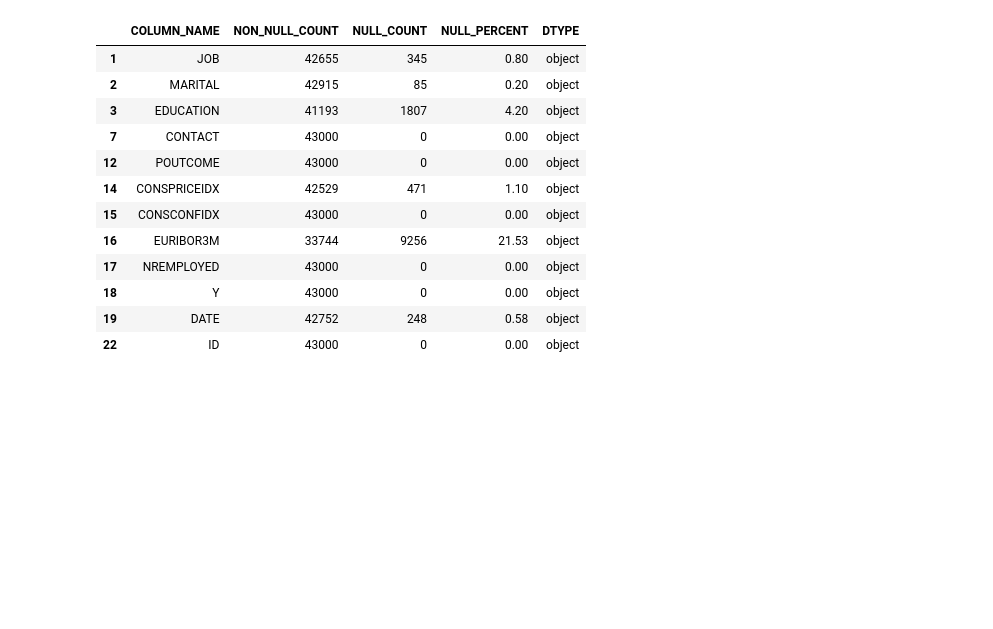
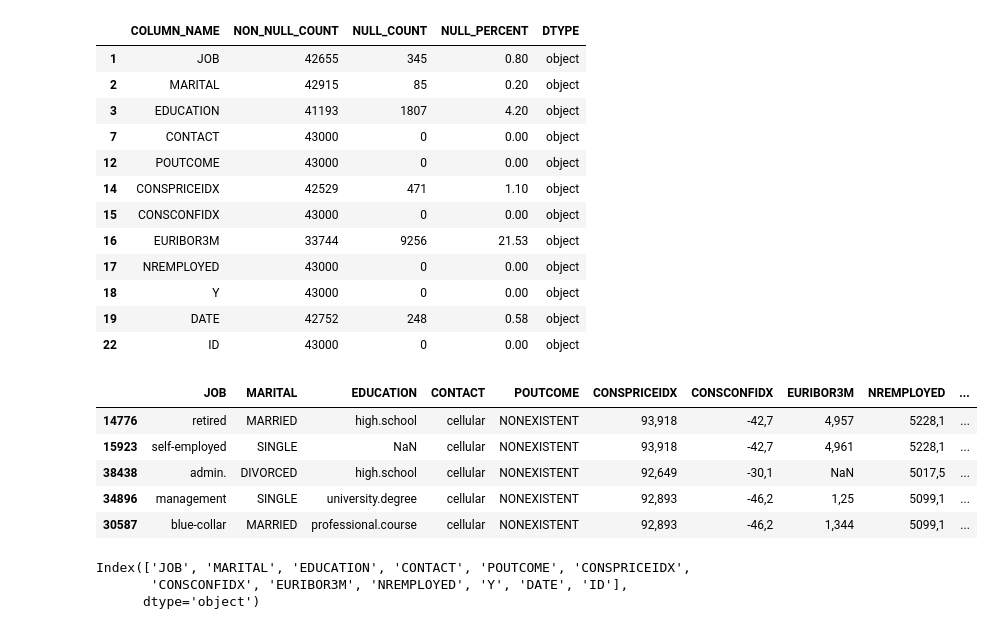
Before and after one commit to PalomaDA/DataProyect_EDA_Python, a Jupyter notebook: eda/flujo_proceso_eba.ipynb, the cells around one changed output. Saved outputs shown, nothing was run; the diff lists cells and outputs as text; code cells hidden in the pictures; blank space fills up the shorter version.

Commit message:
update cleaning of object columns of first df (bank)

```diff
--- a/eda/flujo_proceso_eba.ipynb
+++ b/eda/flujo_proceso_eba.ipynb
@@ -54,4 +54,7 @@ import pandas as pa
 from infraestructure.file_utils import file_to_dataframe
+# %%
+# Configuramos para que se muestren todas las columnas siempre de los dataframes
+pd.set_option('display.max_columns', None)
 # %%
 # Generamos los dataframes para empezar a explorarlos
 df_bank = file_to_dataframe('bank-additional.csv')
@@ -310,3 +318,21 @@ df_filtered
 | 18 | Y | 43000 | 0 | 0.00 | object |
 | 19 | DATE | 42752 | 248 | 0.58 | object |
 | 22 | ID | 43000 | 0 | 0.00 | object |
+# %%
+bank_object_cols = [x for x in df_filtered["COLUMN_NAME"]]
+# %%
+df_bank_object = df_bank[bank_object_cols]
+df_bank_object.sample(5)
+# %% [output]
+|  | JOB | MARITAL | EDUCATION | CONTACT | POUTCOME | CONSPRICEIDX | CONSCONFIDX | EURIBOR3M | NREMPLOYED | ... |
+| 14776 | retired | MARRIED | high.school | cellular | NONEXISTENT | 93,918 | -42,7 | 4,957 | 5228,1 | ... |
+| 15923 | self-employed | SINGLE | NaN | cellular | NONEXISTENT | 93,918 | -42,7 | 4,961 | 5228,1 | ... |
+| 38438 | admin. | DIVORCED | high.school | cellular | NONEXISTENT | 92,649 | -30,1 | NaN | 5017,5 | ... |
+| 34896 | management | SINGLE | university.degree | cellular | NONEXISTENT | 92,893 | -46,2 | 1,25 | 5099,1 | ... |
+| 30587 | blue-collar | MARRIED | professional.course | cellular | NONEXISTENT | 92,893 | -46,2 | 1,344 | 5099,1 | ... |
+# %%
+df_bank_object.columns
+# %% [output]
+Index(['JOB', 'MARITAL', 'EDUCATION', 'CONTACT', 'POUTCOME', 'CONSPRICEIDX',
+       'CONSCONFIDX', 'EURIBOR3M', 'NREMPLOYED', 'Y', 'DATE', 'ID'],
+      dtype='object')
```
Also changed, not shown: parts of 22 cells of this notebook.
